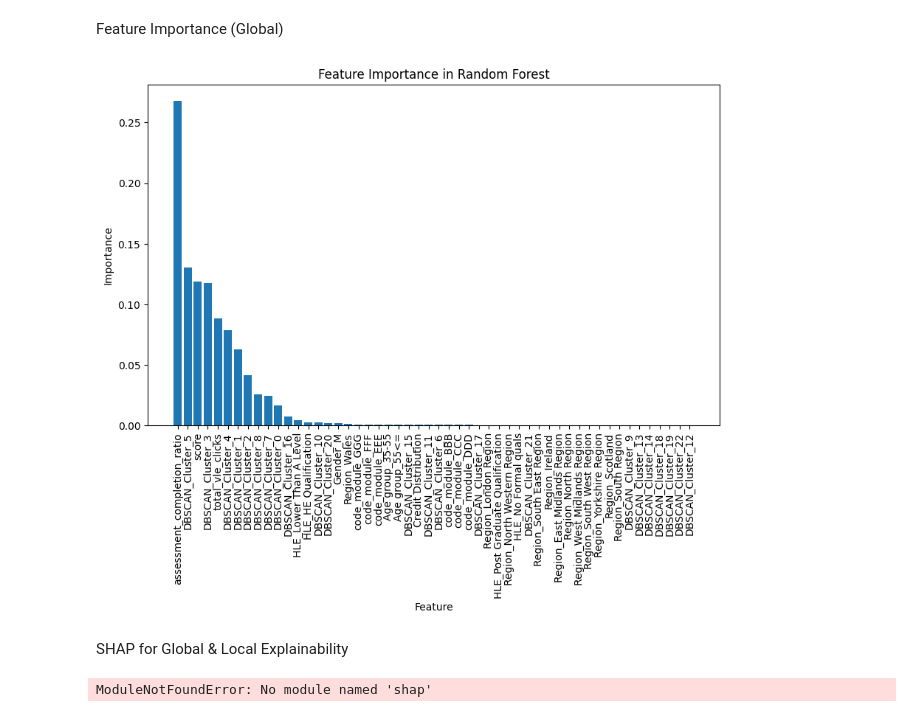
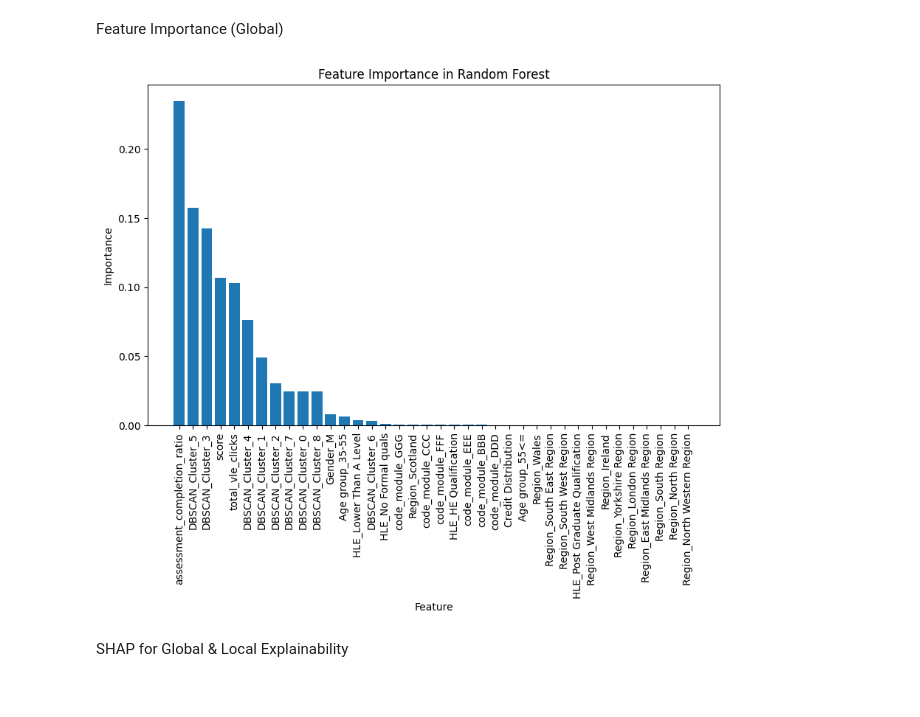
Before and after one commit to buppanasu/Student-Grade-Predictor, a Jupyter notebook: 2)ML_Algo/KMeans.ipynb, the cells around one changed output. Cells and saved outputs as stored; diff of their text form; code cells hidden in the pictures.

```diff
--- a/2)ML_Algo/KMeans.ipynb
+++ b/2)ML_Algo/KMeans.ipynb
@@ -200,7 +200,7 @@ df_scaled = scaler.fit_transform(df)
 wcss = []  # Within-cluster sum of squares
 silhouette_scores = []
 
-K_range = range(2, 31)  # Trying K from 2 to 10
+K_range = range(2, 31)  # Trying K from 2 to 30
 for k in K_range:
     kmeans = KMeans(n_clusters=k, random_state=42, n_init=10)
     cluster_labels = kmeans.fit_predict(df_scaled)
@@ -229,7 +229,7 @@ plt.show()
 # Applying K-Means with Optimal K
 # ===========================
 
-optimal_k = 20  # Change this based on elbow method & silhouette score analysis
+optimal_k = 10  # Change this based on elbow method & silhouette score analysis
 kmeans = KMeans(n_clusters=optimal_k, random_state=42, n_init=10)
 df['Cluster'] = kmeans.fit_predict(df_scaled)
 
@@ -548,34 +545,36 @@ Feature Importance (Global)
 # %%
 import matplotlib.pyplot as plt
 import numpy as np
 
 # Extract feature importances from the Random Forest model
-importances = clf_rf.feature_importances_
+rf_model = models["Random Forest"]  # Get the trained RF model
+
+# Get feature importances
+importances = rf_model.feature_importances_
 feature_names = X_encoded.columns
 
 # Sort feature importances
 indices = np.argsort(importances)[::-1]
 
 # Plot Feature Importance
 plt.figure(figsize=(10, 6))
 plt.title("Feature Importance in Random Forest")
 plt.bar(range(len(importances)), importances[indices], align="center")
 plt.xticks(range(len(importances)), np.array(feature_names)[indices], rotation=90)
 plt.xlabel("Feature")
 plt.ylabel("Importance")
 plt.show()
 # %% [output]
-[figure, old version]
+[figure, new version]
 # %% [markdown]
 SHAP for Global & Local Explainability
 # %%
 import shap
 
 # Initialize SHAP explainer for Random Forest
-explainer = shap.TreeExplainer(clf_rf)
+rf_model = models["Random Forest"]  # Get the trained RF model
+explainer = shap.TreeExplainer(rf_model)
 shap_values = explainer.shap_values(X_test)
 
 # Summary Plot (Global Feature Importance)
 shap.summary_plot(shap_values[1], X_test, feature_names=X_encoded.columns)
-# %% [output]
-ModuleNotFoundError: No module named 'shap'
```
Also changed, not shown: parts of 5 cells of this notebook.
